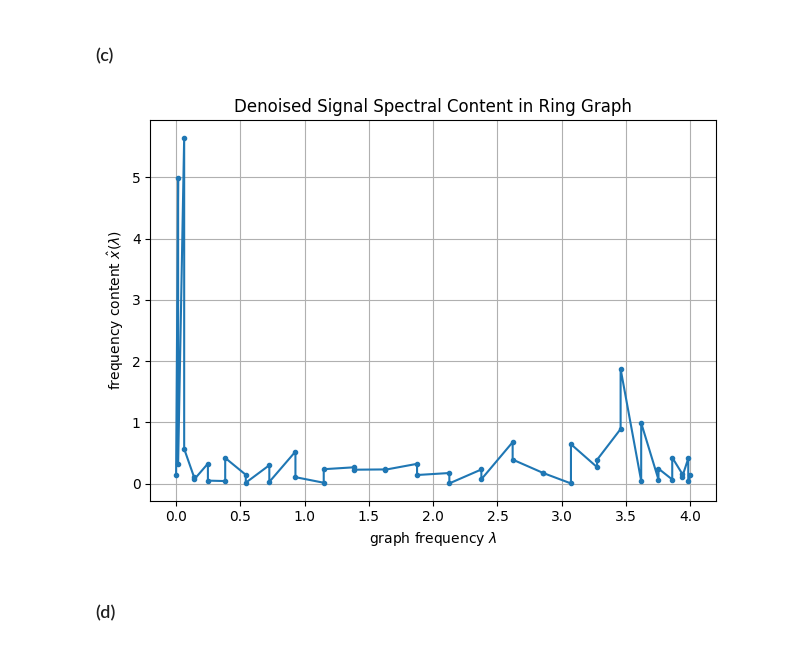
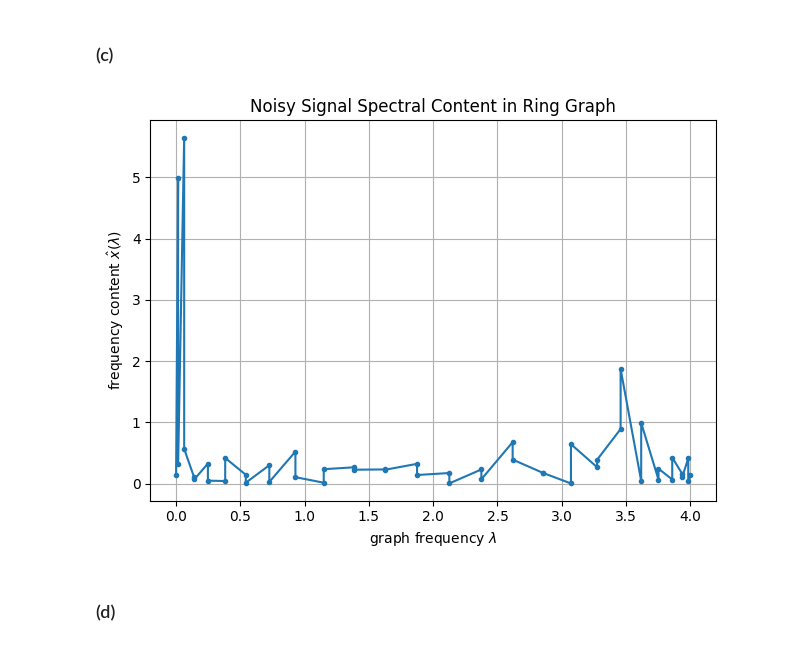
Before and after one commit to QuiteFiber93/eel6878, a Jupyter notebook: hw4/hwy.ipynb, the cells around one changed output. Drawn from its saved outputs; the diff is of its cells as text; code cells hidden in the pictures.

```diff
--- a/hw4/hwy.ipynb
+++ b/hw4/hwy.ipynb
@@ -265,15 +264,15 @@ plt.show()
 # %%
 fig = plt.figure()
 plt.plot(Ring.e, np.abs(Ring.gft(x_noisy)), ".-")
 
 plt.xlabel(r"graph frequency $\lambda$")
 plt.ylabel(r"frequency content $\hat{x}(\lambda)$")
-plt.title('Denoised Signal Spectral Content in Ring Graph')
+plt.title('Noisy Signal Spectral Content in Ring Graph')
 plt.grid()
 plt.tight_layout()
 plt.show()
 # %% [output]
-[figure, old version]
+[figure, new version]
 # %% [markdown]
 ### (d)
 # %%
```
Also changed, not shown: parts of 26 cells of this notebook.
